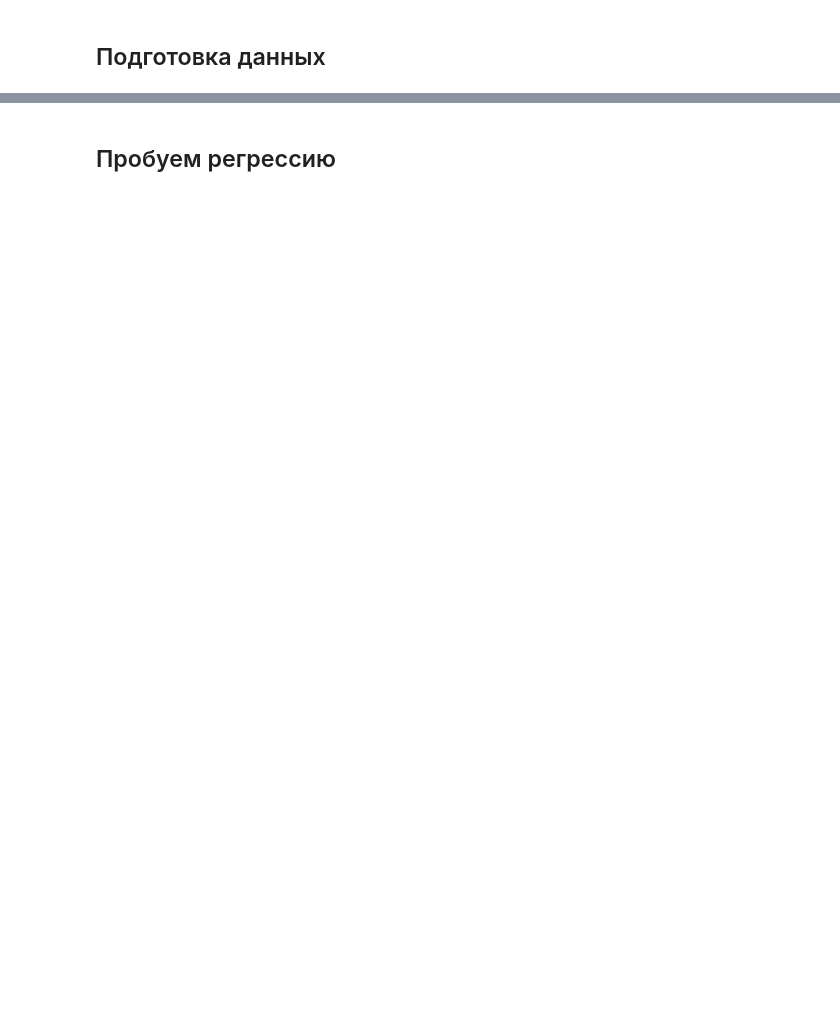
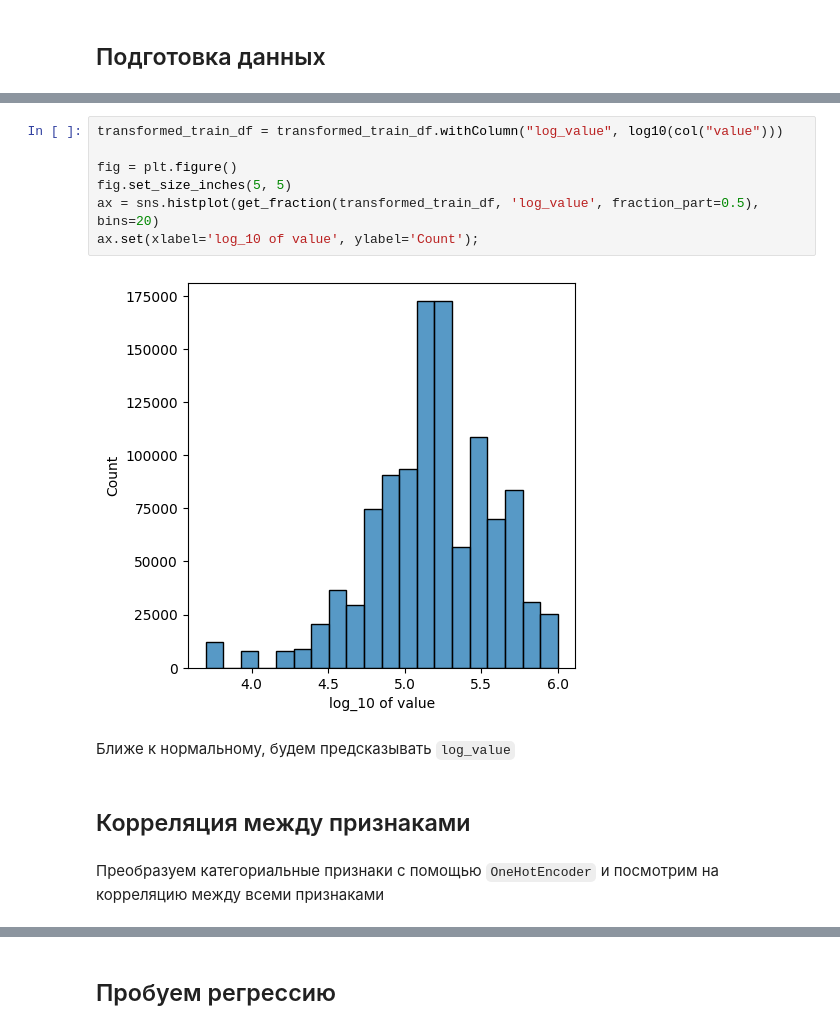
Before and after one commit to DartVart/lr_spark, a Jupyter notebook: example/using_linear_regression.ipynb, the cells around one changed output, grey strips where cells are left out. Drawn from its saved outputs; the diff is of its cells as text; blank space fills up the shorter version.

```diff
--- a/example/using_linear_regression.ipynb
+++ b/example/using_linear_regression.ipynb
@@ -127,0 +318,15 @@ raise NotImplementedError(':(')
+# %%
+transformed_train_df = transformed_train_df.withColumn("log_value", log10(col("value")))
+
+fig = plt.figure()
+fig.set_size_inches(5, 5)
+ax = sns.histplot(get_fraction(transformed_train_df, 'log_value', fraction_part=0.5), bins=20)
+ax.set(xlabel='log_10 of value', ylabel='Count');
+# %% [output]
+[figure, added]
+# %% [markdown]
+Ближе к нормальному, будем предсказывать `log_value`
+# %% [markdown]
+## Корреляция между признаками
+# %% [markdown]
+Преобразуем категориальные признаки с помощью `OneHotEncoder` и посмотрим на корреляцию между всеми признаками
```
Also changed, not shown: parts of 85 cells of this notebook, 2 other files.
